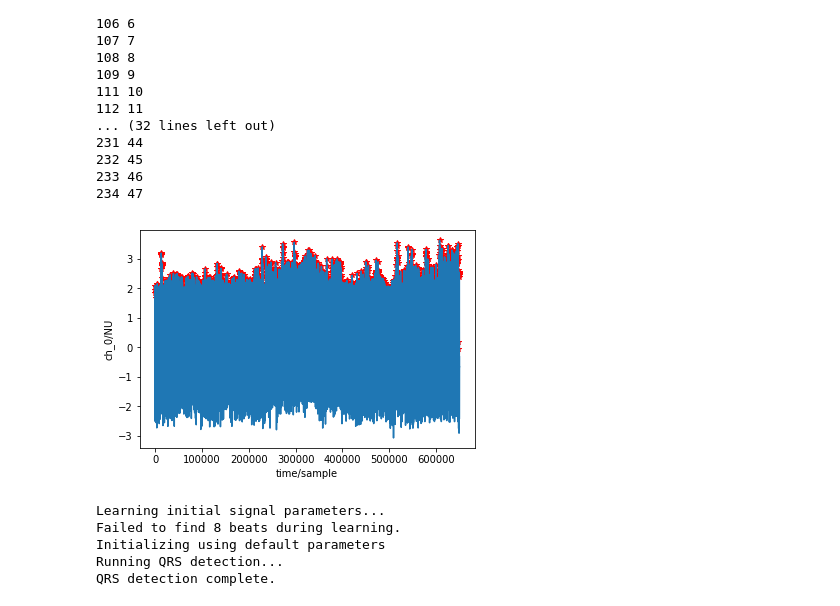
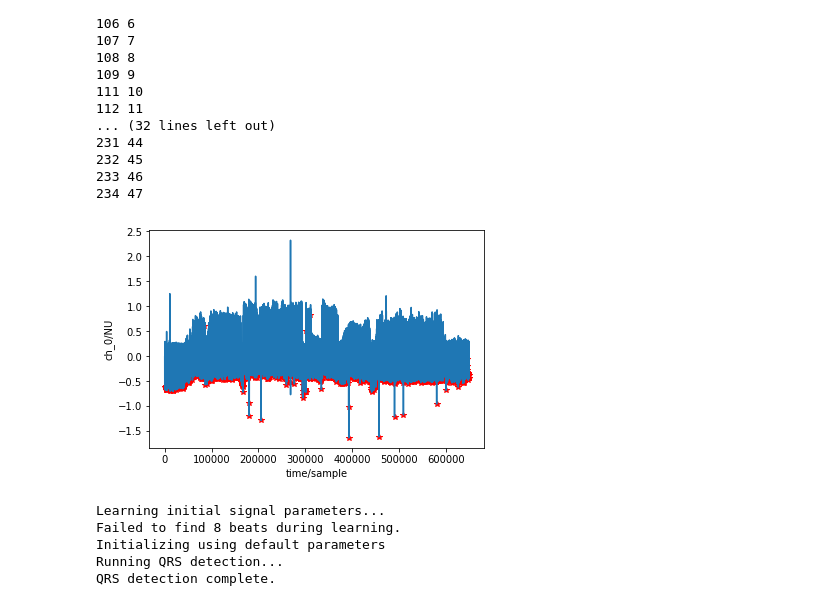
Before and after one commit to nimch681/ECGdataAnalysis, a Jupyter notebook: Q and S peaks algorithm detection.ipynb, the cells around one changed output. Saved outputs shown, nothing was run; the diff lists cells and outputs as text; code cells hidden in the pictures.

```diff
--- a/Q and S peaks algorithm detection.ipynb
+++ b/Q and S peaks algorithm detection.ipynb
@@ -116,13 +117,16 @@ def segment(signal,pos,winL,winR,size_RR_max):
     lst = list(signal[pos - size_RR_max : pos + size_RR_max])
 
 
-    if(pos <= 0):
+    if(signal[pos] < 0):
+        #print("here less than 0", signal[pos])
+        #pos = pos
         beat_pos = [abs(x) for x in lst]
         beat_pos = enumerate(beat_pos)
         index, value  = max(beat_pos, key=operator.itemgetter(1))
         pos = (pos - size_RR_max) + index
 
     else:
+        #print("here more or equal than 0", signal[pos])
         beat_pos = enumerate(lst)
         index, value  = max(beat_pos, key=operator.itemgetter(1))
         pos = (pos - size_RR_max) + index
@@ -137,6 +141,7 @@ def r_peak_detector(signal,annotations,indexes,  winL=180, winR=180,size_RR_max=
 
     R_poses = []
     class_AAMI = -1
+    original_r = []
     for a in annotations:
         aS = a.split()
         pos = int(aS[1])
@@ -160,10 +165,11 @@ def r_peak_detector(signal,annotations,indexes,  winL=180, winR=180,size_RR_max=
             beat_poses,pos=segment(signal,pos,winL,winR, size_RR_max)
             pos = pos - indexes[0]
             if(pos > winL and pos < (len(indexes) - winR)):
-
+                originalPos = originalPos - indexes[0]
+                original_r.append(originalPos)
                 R_poses.append(pos)
 
-    return R_poses
+    return R_poses, original_r
 # %%
 # %% [output]
 [figure]
@@ -226,9 +232,9 @@ for i in mitdb.patient_records:
     #filtered_signal = savgol_filter(i.filtered_MLII,51,7)
     filtered_signal = i.filtered_MLII
     indexes = list(range(0,len(filtered_signal)))
-    r_peaks = np.asarray(shs.r_peak_detector(filtered_signal,i.annotations, indexes))
+    r_peaks,original = np.asarray(r_peak_detector(filtered_signal,i.annotations, indexes))
 
-    s_points = find_S_point(filtered_signal, r_peaks)
+    s_points = find_S_point(filtered_signal,i.time,0.01, r_peaks)
 
     for j in range(0,len(s_points)):
         diff=round(i.filtered_MLII[r_peaks[j]] - i.filtered_MLII[s_points[j]],2)
@@ -338,15 +344,16 @@ for i in range (0, len(mitdb.patient_records)):
 233 46
 234 47
 # %%
-mit107 = mitdb.patient_records[7]
+mit108 = mitdb.patient_records[8]
 # %%
-mit107_sub = mit107.filtered_MLII
-r_peaks = np.asarray(shs.r_peak_detector(mit107_sub,mit107.annotations,indexes))
+mit108_sub = mit108.filtered_MLII
+r_peaks,original = np.asarray(r_peak_detector(mit108_sub,mit108.annotations,indexes))
 
-s_points = find_S_point(mit107_sub,r_peaks)
-wfdb.plot_items(signal=mit107_sub,ann_samp=[r_peaks])
+s_points = find_S_point(mit108_sub,r_peaks)
+
+wfdb.plot_items(signal=mit108_sub,ann_samp=[s_points])
 # %% [output]
-[figure, old version]
+[figure, new version]
 # %%
 indexes = list(range(len(mit107.filtered_MLII)-3000,len(mit107.filtered_MLII)))
 mit107_sub = mit107.filtered_MLII[len(mit107.filtered_MLII)-3000:len(mit107.filtered_MLII)]
```
Also changed, not shown: parts of 28 cells of this notebook, 3 other files.
